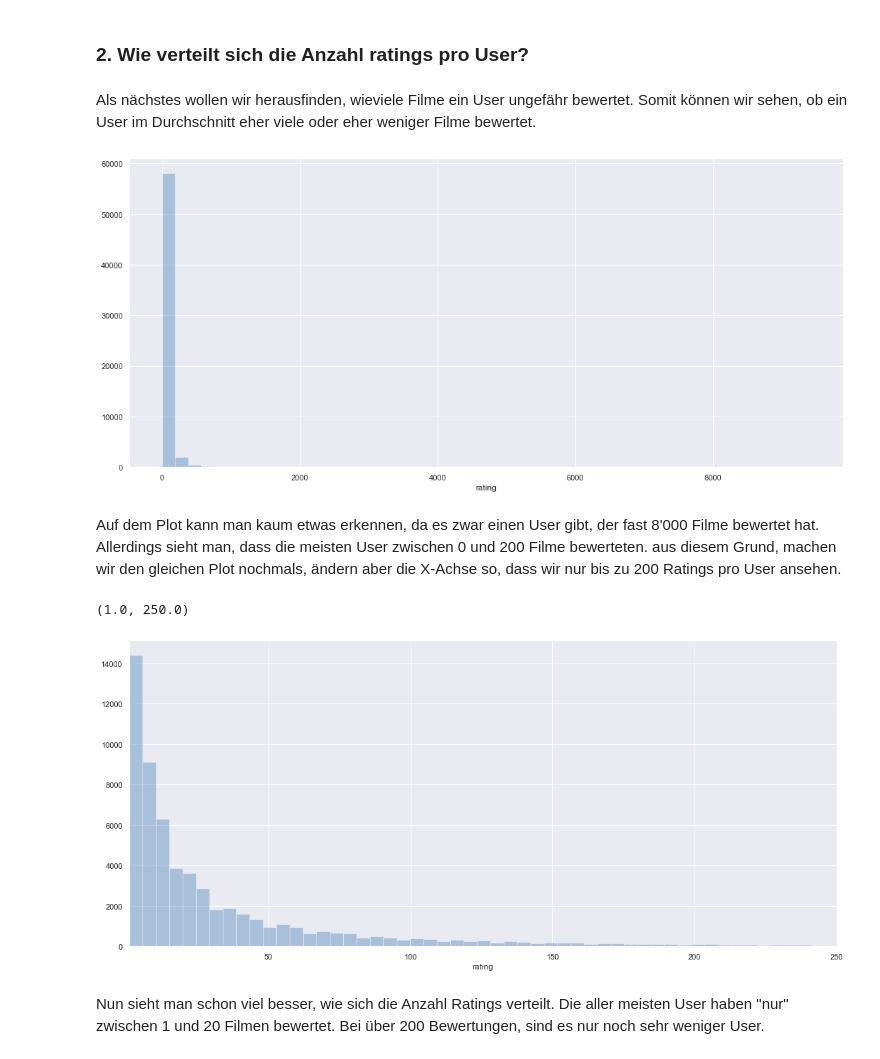
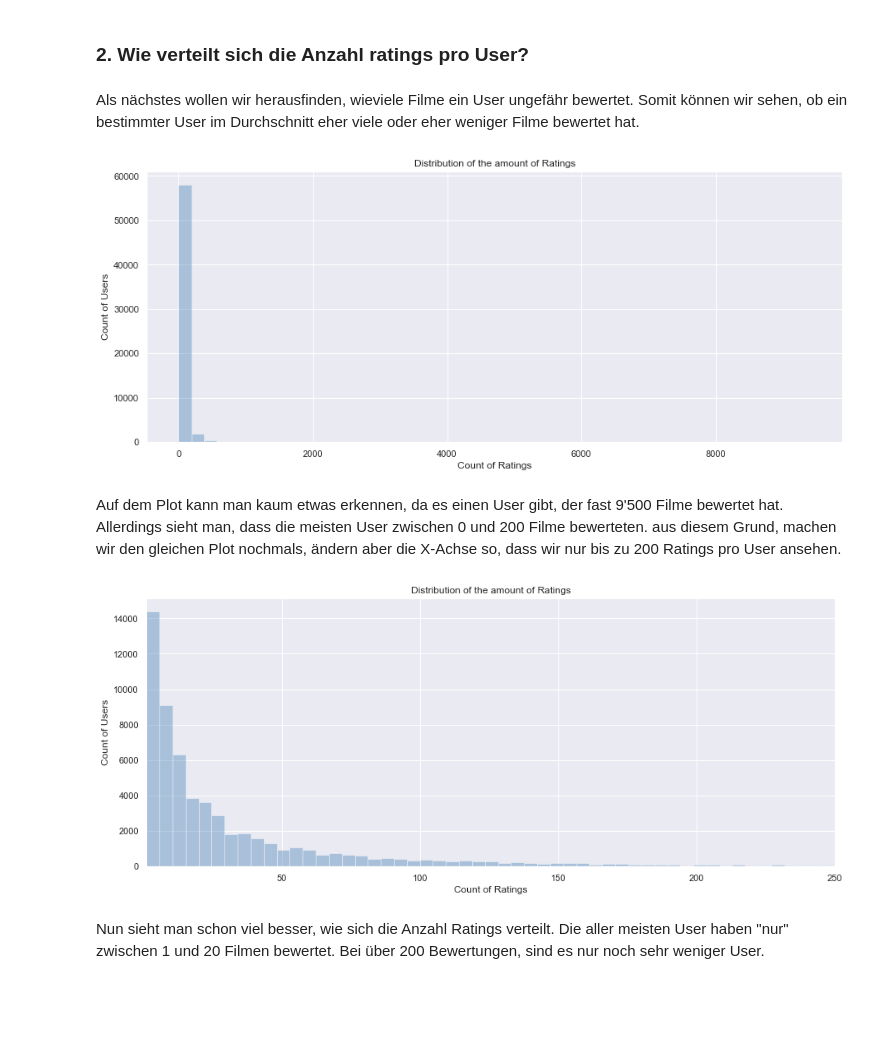
Before and after one commit to Luuzemp14/Cds1_Tinder-4-Movies, a Jupyter notebook: eda.ipynb, the cells around one changed output. Drawn from its saved outputs; the diff is of its cells as text; code cells hidden in the pictures; blank space fills up the shorter version.

```diff
--- a/eda.ipynb
+++ b/eda.ipynb
@@ -9,2 +15,2 @@ Hier wollen wir die meistbewertesten Filme anschauen und dazu auch noch nur Film
 # %%
-df_movies_ratings = pd.read_csv('ml-25m/df_movie_ratings.csv')
+df_movies_ratings = pd.read_csv('ml-25m/df_movies_ratings.csv')
@@ -96,21 +116,24 @@ Inception ist der Film, welcher mit Abstand am meisten Ratings hat. Danach folge
 # %% [markdown]
 ### 2. Wie verteilt sich die Anzahl ratings pro User?
 # %% [markdown]
-Als nächstes wollen wir herausfinden, wieviele Filme ein User ungefähr bewertet. Somit können wir sehen, ob ein User im Durchschnitt eher viele oder eher weniger Filme bewertet.
+Als nächstes wollen wir herausfinden, wieviele Filme ein User ungefähr bewertet. Somit können wir sehen, ob ein bestimmter User im Durchschnitt eher viele oder eher weniger Filme bewertet hat.
 # %%
 # plot the distribution of ratings per user x amount max 1000
 ax = sns.distplot(df_movies_ratings.groupby("userId")["rating"].count(), bins = 50, kde = False, color = "steelblue")
+ax.set(xlabel = 'Count of Ratings', ylabel = "Count of Users", title = "Distribution of the amount of Ratings")
+plt.show()
 # %% [output]
-[figure, old version]
+[figure, new version]
 # %% [markdown]
-Auf dem Plot kann man kaum etwas erkennen, da es zwar einen User gibt, der fast 8'000 Filme bewertet hat. Allerdings sieht man, dass die meisten User zwischen 0 und 200 Filme bewerteten. aus diesem Grund, machen wir den gleichen Plot nochmals, ändern aber die X-Achse so, dass wir nur bis zu 200 Ratings pro User ansehen.
+Auf dem Plot kann man kaum etwas erkennen, da es einen User gibt, der fast 9'500 Filme bewertet hat. Allerdings sieht man, dass die meisten User zwischen 0 und 200 Filme bewerteten. aus diesem Grund, machen wir den gleichen Plot nochmals, ändern aber die X-Achse so, dass wir nur bis zu 200 Ratings pro User ansehen.
 # %%
 # plot the distribution of ratings per user x amount max 1000
 ax = sns.distplot(df_movies_ratings.groupby("userId")["rating"].count(), bins = 2000, kde = False, color = "steelblue")
 ax.set_xlim(1, 250)
+ax.set(xlabel = 'Count of Ratings', ylabel = "Count of Users", title = "Distribution of the amount of Ratings")
+plt.show()
 # %% [output]
-(1.0, 250.0)
-[figure, old version]
+[figure, new version]
 # %% [markdown]
 Nun sieht man schon viel besser, wie sich die Anzahl Ratings verteilt. Die aller meisten User haben "nur" zwischen 1 und 20 Filmen bewertet. Bei über 200 Bewertungen, sind es nur noch sehr weniger User.
 # %% [markdown]
```
Also changed, not shown: parts of 22 cells of this notebook.
